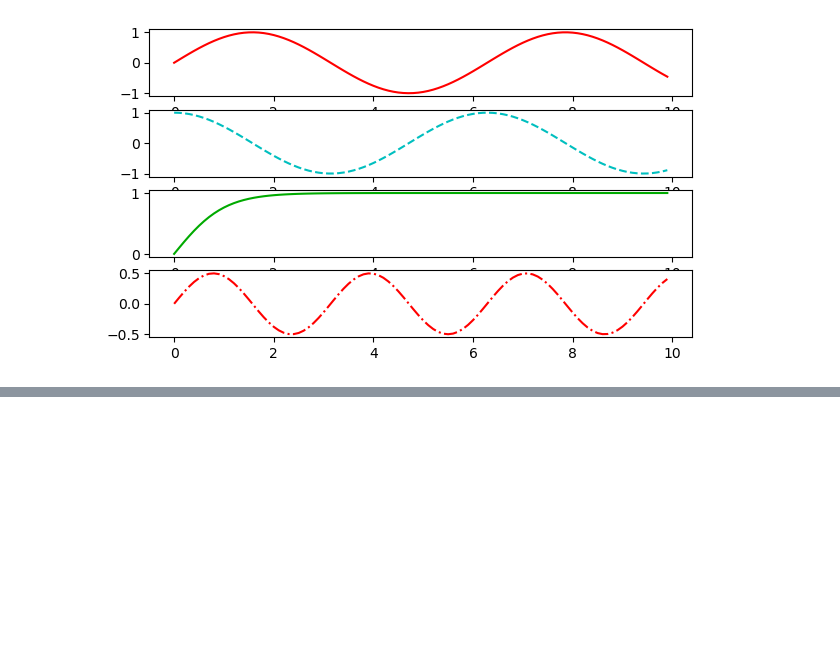
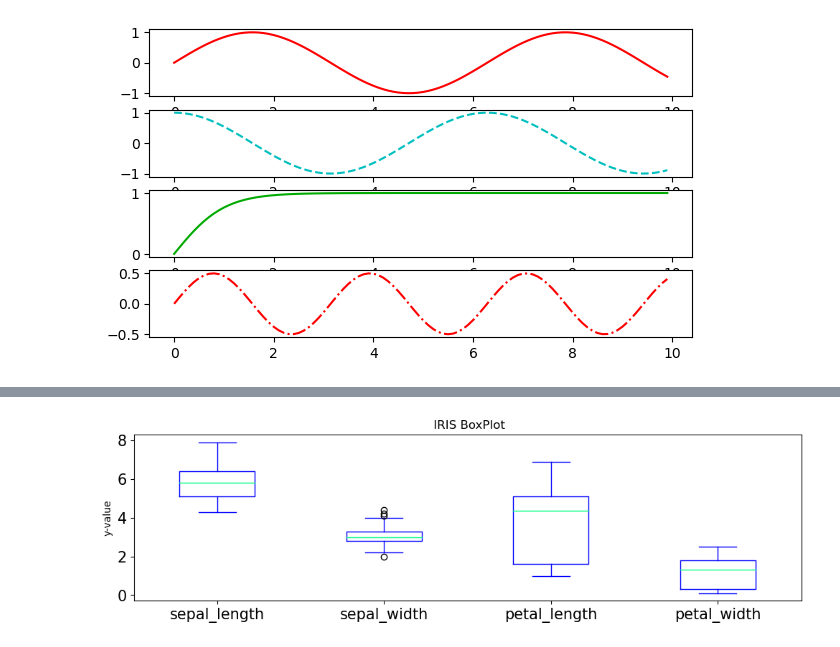
Before and after one commit to taro87/ai, a Jupyter notebook: source/01_python/ch12 데이터 시각화_matplotlib.ipynb, the cells around one changed output, grey strips where cells are left out. Drawn from its saved outputs; the diff is of its cells as text; code cells hidden in the pictures; blank space fills up the shorter version.

```diff
--- a/source/01_python/ch12 데이터 시각화_matplotlib.ipynb
+++ b/source/01_python/ch12 데이터 시각화_matplotlib.ipynb
@@ -117,0 +137,6 @@ https://matplotlib.org/api/_as_gen/matplotlib.pyplot.html
+# %%
+iris.plot(kind='box', figsize=(12,3), title=' IRIS BoxPlot',
+         ylabel='y-value', fontsize=15, colormap='winter')
+plt.show()
+# %% [output]
+[figure, added]
```
Also changed, not shown: parts of 36 cells of this notebook, 3 other files.
